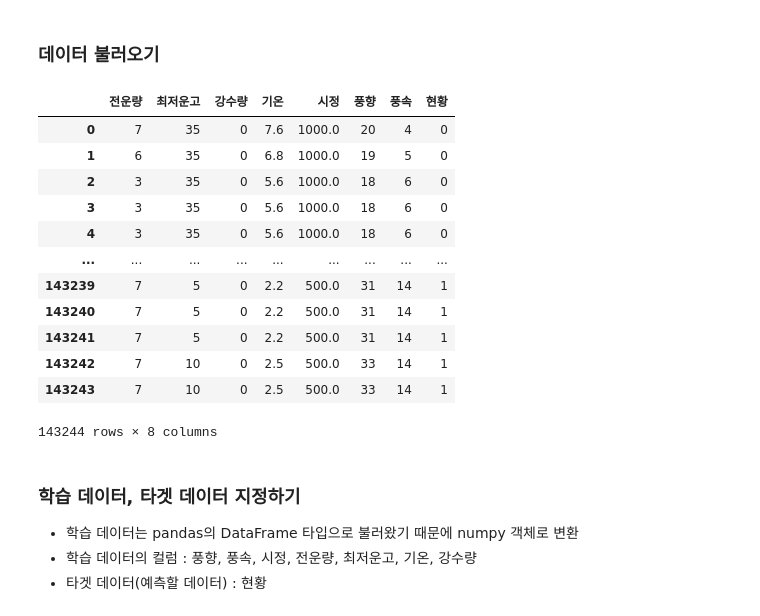
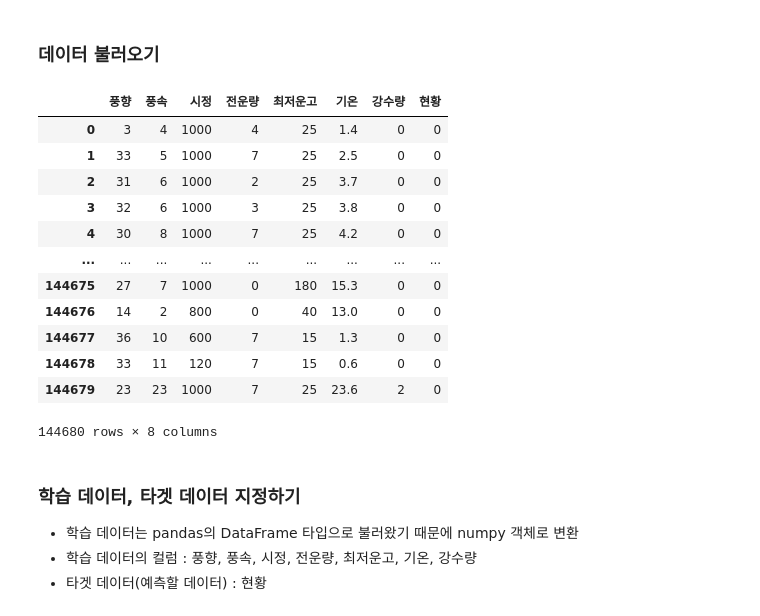
Before and after one commit to yeji4268/BigData, a Jupyter notebook: 항공편 결항 및 지연 분석/기상 상관관계 분석/ML_SVM.ipynb, the cells around one changed output. Drawn from its saved outputs; the diff is of its cells as text; code cells hidden in the pictures.

```diff
--- a/항공편 결항 및 지연 분석/기상 상관관계 분석/ML_SVM.ipynb
+++ b/항공편 결항 및 지연 분석/기상 상관관계 분석/ML_SVM.ipynb
@@ -15,23 +15,23 @@ from sklearn.metrics import accuracy_score, precision_score, recall_score, f1_sc
 # %% [markdown]
 ### 데이터 불러오기
 # %%
-data = pd.read_csv('C:/Projects/data.csv', encoding = 'cp949')
+data = pd.read_csv('C:/Data/data.csv')
 data = data.apply(pd.to_numeric, errors='coerce').fillna(0)
 data
 # %% [output]
-|  | 전운량 | 최저운고 | 강수량 | 기온 | 시정 | 풍향 | 풍속 | 현황 |
-| 0 | 7 | 35 | 0 | 7.6 | 1000.0 | 20 | 4 | 0 |
-| 1 | 6 | 35 | 0 | 6.8 | 1000.0 | 19 | 5 | 0 |
-| 2 | 3 | 35 | 0 | 5.6 | 1000.0 | 18 | 6 | 0 |
-| 3 | 3 | 35 | 0 | 5.6 | 1000.0 | 18 | 6 | 0 |
-| 4 | 3 | 35 | 0 | 5.6 | 1000.0 | 18 | 6 | 0 |
+|  | 풍향 | 풍속 | 시정 | 전운량 | 최저운고 | 기온 | 강수량 | 현황 |
+| 0 | 3 | 4 | 1000 | 4 | 25 | 1.4 | 0 | 0 |
+| 1 | 33 | 5 | 1000 | 7 | 25 | 2.5 | 0 | 0 |
+| 2 | 31 | 6 | 1000 | 2 | 25 | 3.7 | 0 | 0 |
+| 3 | 32 | 6 | 1000 | 3 | 25 | 3.8 | 0 | 0 |
+| 4 | 30 | 8 | 1000 | 7 | 25 | 4.2 | 0 | 0 |
 | ... | ... | ... | ... | ... | ... | ... | ... | ... |
-| 143239 | 7 | 5 | 0 | 2.2 | 500.0 | 31 | 14 | 1 |
-| 143240 | 7 | 5 | 0 | 2.2 | 500.0 | 31 | 14 | 1 |
-| 143241 | 7 | 5 | 0 | 2.2 | 500.0 | 31 | 14 | 1 |
-| 143242 | 7 | 10 | 0 | 2.5 | 500.0 | 33 | 14 | 1 |
-| 143243 | 7 | 10 | 0 | 2.5 | 500.0 | 33 | 14 | 1 |
+| 144675 | 27 | 7 | 1000 | 0 | 180 | 15.3 | 0 | 0 |
+| 144676 | 14 | 2 | 800 | 0 | 40 | 13.0 | 0 | 0 |
+| 144677 | 36 | 10 | 600 | 7 | 15 | 1.3 | 0 | 0 |
+| 144678 | 33 | 11 | 120 | 7 | 15 | 0.6 | 0 | 0 |
+| 144679 | 23 | 23 | 1000 | 7 | 25 | 23.6 | 2 | 0 |
-143244 rows × 8 columns
+144680 rows × 8 columns
 # %% [markdown]
 ### 학습 데이터, 타겟 데이터 지정하기
 * 학습 데이터는 pandas의 DataFrame 타입으로 불러왔기 때문에 numpy 객체로 변환
```
Also changed, not shown: parts of 5 cells of this notebook, 2 other files.
